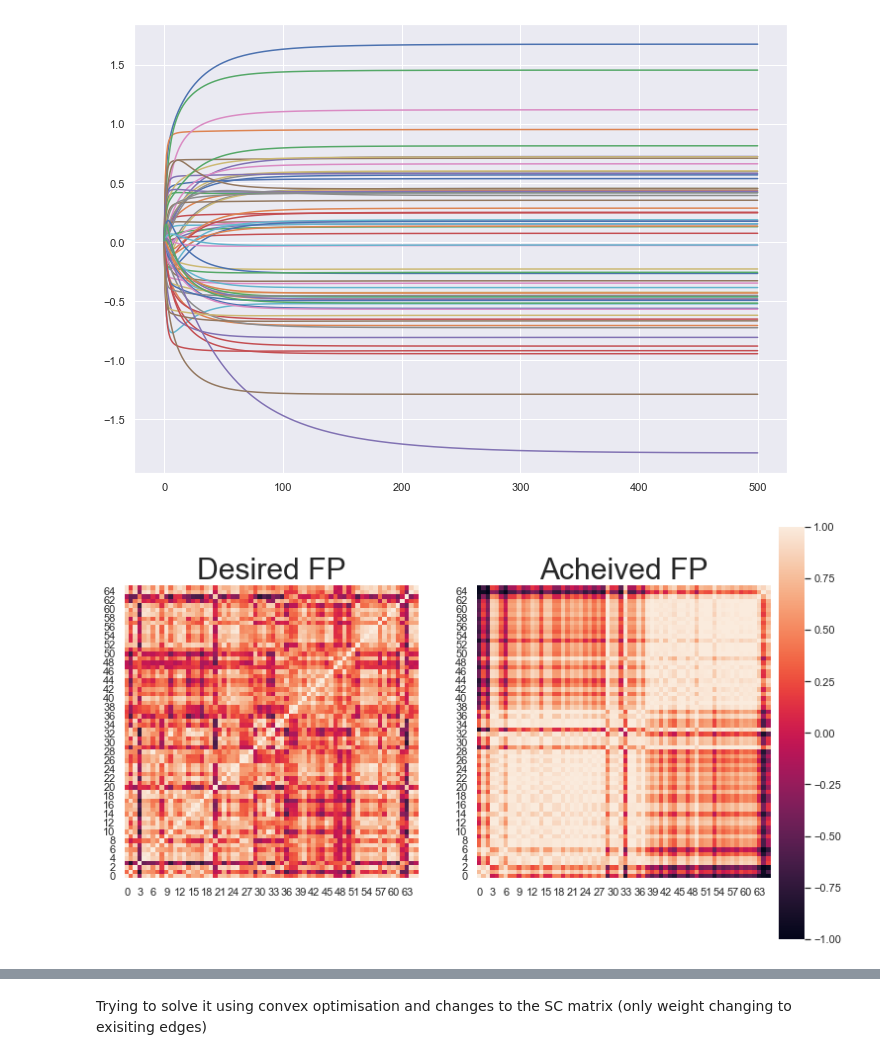
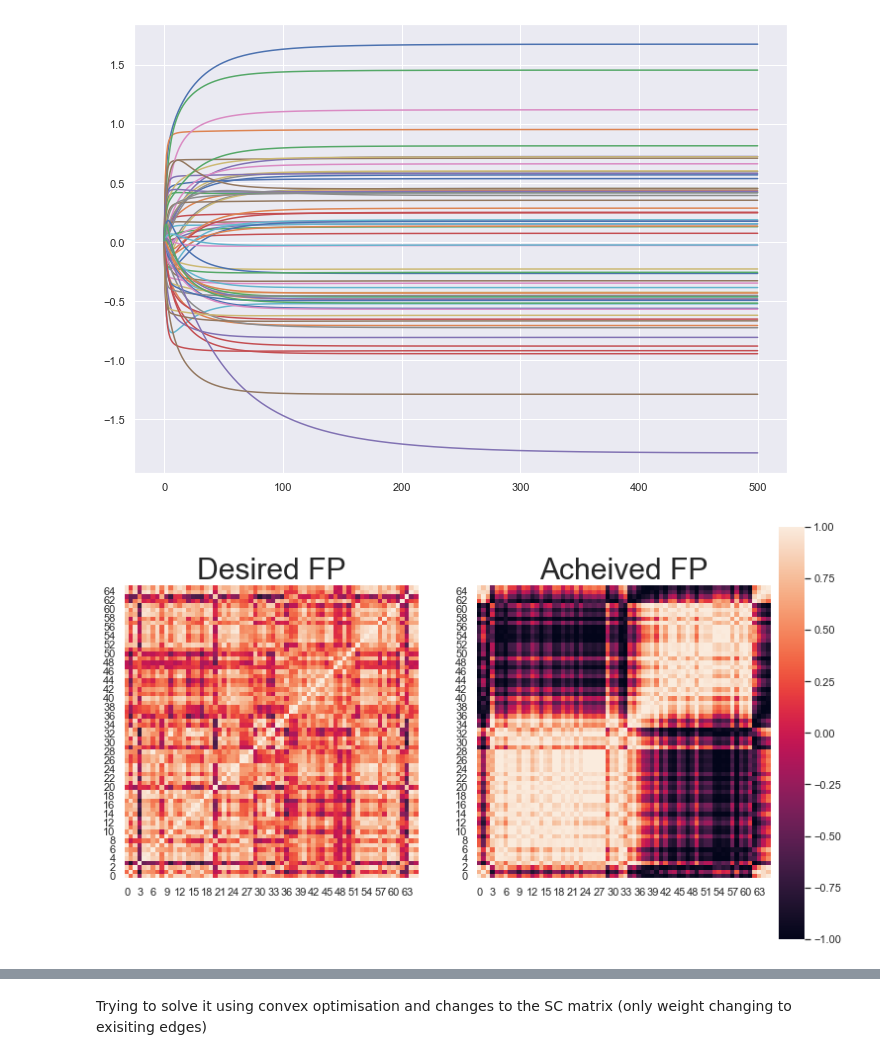
Before and after one commit to rnartallo/kuramotocontrol, a Jupyter notebook: MainNotebook.ipynb, the cells around one changed output, grey strips where cells are left out. Saved outputs shown, nothing was run; the diff lists cells and outputs as text; code cells hidden in the pictures.

```diff
--- a/MainNotebook.ipynb
+++ b/MainNotebook.ipynb
@@ -252,7 +255,7 @@ for i in range(0,20):
             Phase_Differences[j][k][i] = instantaneous_phase[i][k]-instantaneous_phase[i][j]
 Average_Cos_Phase_Difference = np.mean(Cos_Phase_Differences,axis=2)
 Average_Phase_Difference = np.mean(Phase_Differences,axis=2)
-x_min_brain = Average_Phase_Difference[:,0]
+x_min_brain = Average_Phase_Difference[0,:]
 
 fig, (ax1, ax2) = plt.subplots(1,2)
 ax1= sns.heatmap(Average_Cos_Phase_Difference.T,ax=ax1,square=True)
@@ -304,18 +326,18 @@ for i in range(0,N):
 # %%
 #Plot the acheived functional pattern to compare to the desired functional pattern
 x_acheived = KFB.CalculatePhaseDiffs(sol[num_points-1,:])
-Rho_acheived = KFB.CalculateCorrelationMatrix(x_acheived)
+Rho_acheived = KFB.CalculateCorrelationMatrix(x_min_brain)
 sns.set(rc={'figure.figsize':(11.7,8.27)})
 fig, (ax1, ax2) = plt.subplots(1,2)
 ax1.title.set_text('Desired FP')
 ax1.title.set_size(30)
 ax2.title.set_text('Acheived FP')
 ax2.title.set_size(30)
 cbar_ax = fig.add_axes([.91, .15, .03, .7])
 sns.heatmap(Average_Cos_Phase_Difference.T, ax=ax1,square=True,cbar_ax=cbar_ax,vmin=-1,vmax=1)
 sns.heatmap(Rho_acheived.T, ax=ax2,square = True,cbar_ax=cbar_ax,vmin=-1,vmax=1)
 ax1.invert_yaxis()
 ax2.invert_yaxis()
 plt.show()
 # %% [output]
-[figure, old version]
+[figure, new version]
```
Also changed, not shown: parts of 10 cells of this notebook, 2 other files.
